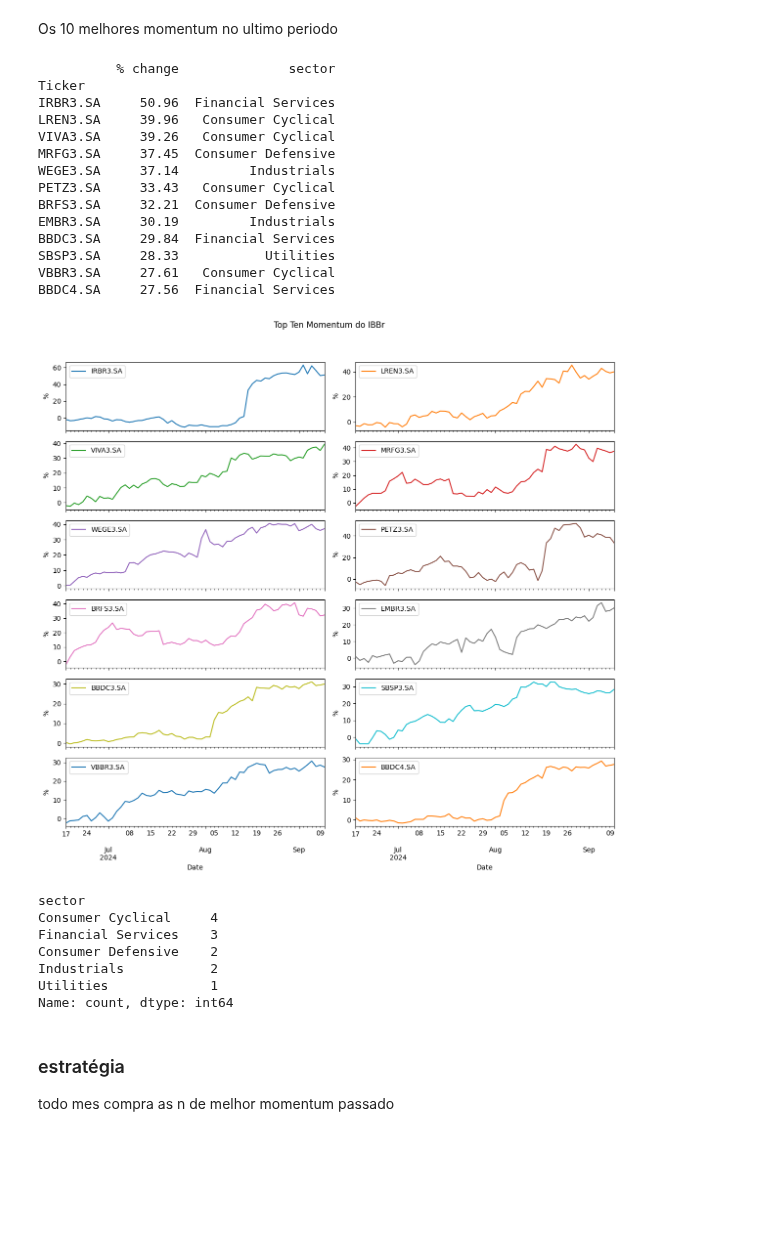
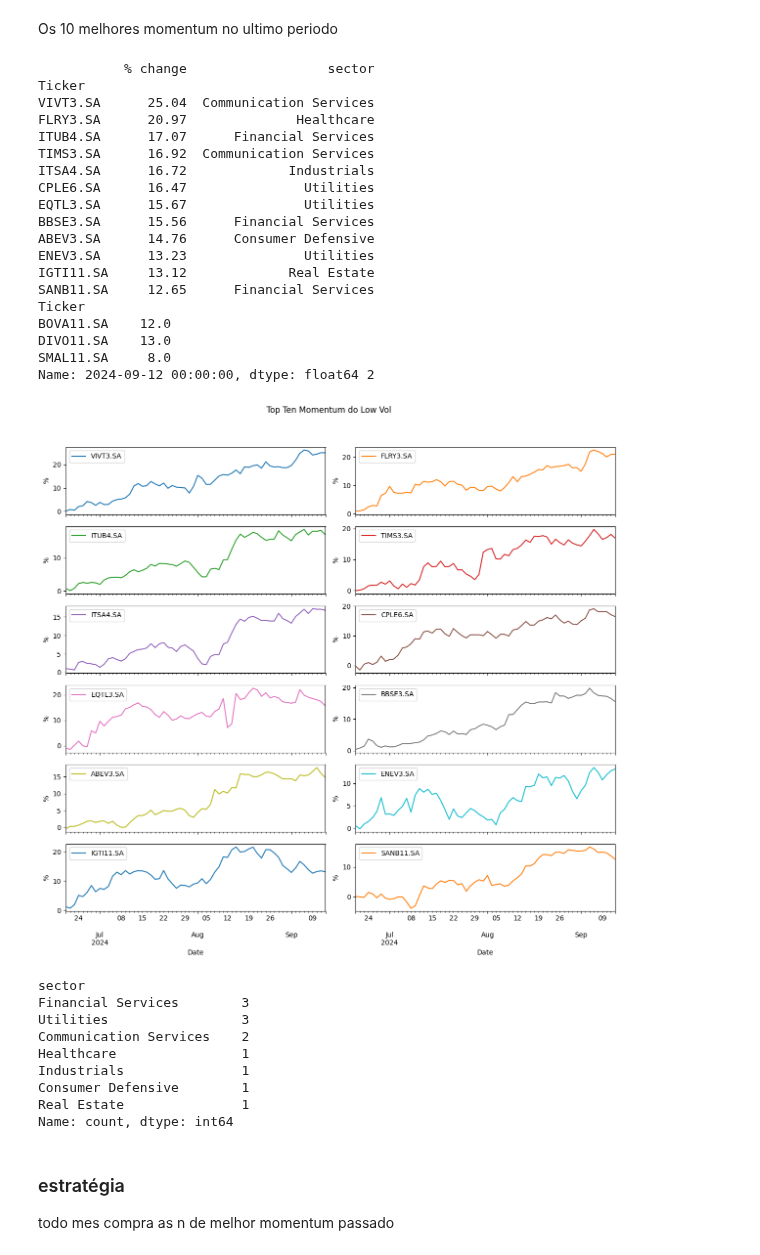
Before and after one commit to BDonadelli/Finance-playground, a Jupyter notebook: Momentum_top_5.ipynb, the cells around one changed output. Saved outputs shown, nothing was run; the diff lists cells and outputs as text; code cells hidden in the pictures; blank space fills up the shorter version.

```diff
--- a/Momentum_top_5.ipynb
+++ b/Momentum_top_5.ipynb
@@ -67,9 +71,10 @@ IBBr
 # %% [markdown]
 Os 10 melhores momentum no ultimo periodo
 # %%
-periodo = 62 # dias
+periodo = 62 # dias, os 10 maiores retornos acumulados no ultimo tri
 
 daily_returns = data.pct_change(fill_method=None)
+bench_daily_returns = bench.pct_change(fill_method=None)
 # print(daily_returns )
 
 # ## remover ações que esticaram muito
@@ -78,58 +83,66 @@ daily_returns = data.pct_change(fill_method=None)
 # threshold = 0.04
 # # keep only the columns without a daily growth that big
 # daily_returns = daily_returns.loc[:, ~(daily_returns >= threshold).any()]
 # print(daily_returns.shape)
+
 
 cum_returns = (1 + daily_returns[-periodo:]).cumprod() -1
 # print(cum_returns.tail(2))
 # last row, transpose, x100
 latest = cum_returns.tail(1).T.mul(100)
 latest.columns = ['% change']
 topten = round(latest.sort_values(by='% change', ascending=False)[:12], 2)
 # print(topten)
 
 topten_info = {}
 for i in topten.index:
     topten_info[i] = yf.Ticker(i).get_info()
-#info_df = pd.DataFrame.from_dict(topten_info,orient='index')
+info_df = pd.DataFrame.from_dict(topten_info,orient='index')
 topten = topten.join(info_df['sector'])
 print(topten)
+bench_cum_returns = (1 + bench_daily_returns[-periodo:]).cumprod() -1
+print(round(bench_cum_returns.iloc[-1]*100),2)
 
 cum_returns[list(topten.index)].mul(100).plot(subplots=True,
                                           layout=(6, 2),
                                           figsize=(12,12),
                                           sharex=True,
                                           ylabel='%',
                                           title=f'Top Ten Momentum do {indice[escolha]}')
 # tweek the layout
 plt.tight_layout(rect=[0, 0.03, 1, 0.95])
 plt.show()
+info_df['sector'].value_counts()
 # %% [output]
-          % change              sector
+           % change                  sector
 Ticker
-IRBR3.SA     50.96  Financial Services
-LREN3.SA     39.96   Consumer Cyclical
-VIVA3.SA     39.26   Consumer Cyclical
-MRFG3.SA     37.45  Consumer Defensive
-WEGE3.SA     37.14         Industrials
-PETZ3.SA     33.43   Consumer Cyclical
-BRFS3.SA     32.21  Consumer Defensive
-EMBR3.SA     30.19         Industrials
-BBDC3.SA     29.84  Financial Services
-SBSP3.SA     28.33           Utilities
-VBBR3.SA     27.61   Consumer Cyclical
-BBDC4.SA     27.56  Financial Services
+VIVT3.SA      25.04  Communication Services
+FLRY3.SA      20.97              Healthcare
+ITUB4.SA      17.07      Financial Services
+TIMS3.SA      16.92  Communication Services
+ITSA4.SA      16.72             Industrials
+CPLE6.SA      16.47               Utilities
+EQTL3.SA      15.67               Utilities
+BBSE3.SA      15.56      Financial Services
+ABEV3.SA      14.76      Consumer Defensive
+ENEV3.SA      13.23               Utilities
+IGTI11.SA     13.12             Real Estate
+SANB11.SA     12.65      Financial Services
+Ticker
+BOVA11.SA    12.0
+DIVO11.SA    13.0
+SMAL11.SA     8.0
+Name: 2024-09-12 00:00:00, dtype: float64 2
-[figure, old version]
+[figure, new version]
+sector
+Financial Services        3
+Utilities                 3
+Communication Services    2
+Healthcare                1
+Industrials               1
+Consumer Defensive        1
+Real Estate               1
+Name: count, dtype: int64
-# %%
-info_df['sector'].value_counts()
-# %% [output]
-sector
-Consumer Cyclical     4
-Financial Services    3
-Consumer Defensive    2
-Industrials           2
-Utilities             1
-Name: count, dtype: int64
 # %% [markdown]
 ### estratégia
 
```
Also changed, not shown: parts of 24 cells of this notebook, 1 other file.
